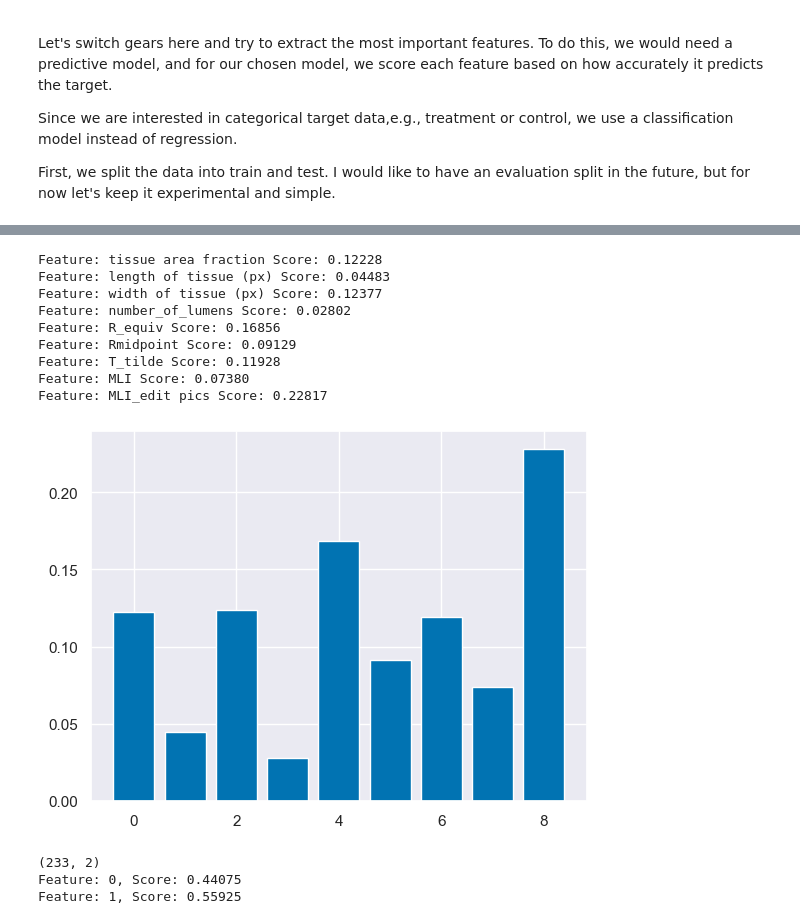
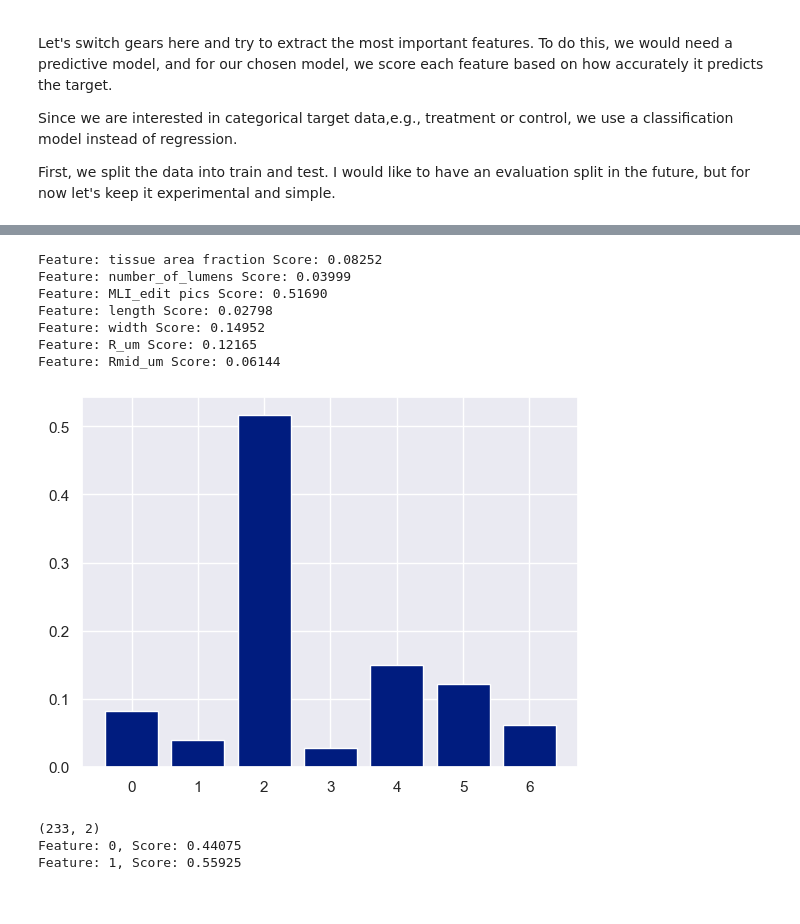
Before and after one commit to gsiraji/Minimal-Lung-Model, a Jupyter notebook: Image_Analysis/Lung_Feature_Ranking.ipynb, the cells around one changed output, grey strips where cells are left out. Drawn from its saved outputs; the diff is of its cells as text; code cells hidden in the pictures.

```diff
--- a/Image_Analysis/Lung_Feature_Ranking.ipynb
+++ b/Image_Analysis/Lung_Feature_Ranking.ipynb
@@ -59,0 +266,6 @@ None
+# %%
+df["length"] = df["length of tissue (px)"]/6.8
+df["width"] = df["width of tissue (px)"]/6.8
+df["R_um"] = df["R_equiv"]/6.8
+df["Rmid_um"] = df["Rmidpoint"]/6.8
+df["area"] = df["area of tissue (px^2)"]/(6.8*6.8)
@@ -120,0 +357,4 @@ ax.set(ylabel="")
+# %%
+sns.set_theme(palette = 'dark')
+ax = sns.swarmplot(data=df, x="Rmid_um", y="AN_Tx", hue="Ventilation")
+ax.set(ylabel="")
@@ -132,7 +375,10 @@ y = df["AN_Tx"].values
 # X = df[["T_tilde", "R_equiv", "MLI", "area of tissue se5"]].values
 # choose columns ['tissue area fraction', 'length of tissue (px)', 'width of tissue (px)',
 #        'number_of_lumens', 'R_equiv', 'Rmidpoint','T_tilde', 'MLI', 'MLI_edit pics']
-X = pd.concat([df.iloc[:,3:10], df.iloc[:,23:25]], axis = 1).values
+X = pd.concat([df.iloc[:,3:10], df.iloc[:,23:24]], axis = 1).values
+X = pd.concat([df.iloc[:,3:4],df.iloc[:,6:7], df.iloc[:,23:28]], axis = 1).values
 print(X.shape)
-print(X)
+cols = np.array(pd.concat([df.iloc[:,3:10], df.iloc[:,23:26]], axis = 1).columns)
+cols = np.array(pd.concat([df.iloc[:,3:4],df.iloc[:,6:7], df.iloc[:,23:28]], axis = 1).columns)
+print(cols)
 # %% [output]
@@ -153,6 +388,3 @@ print(X)
-# %%
-cols = ['tissue area fraction', 'length of tissue (px)', 'width of tissue (px)',
-       'number_of_lumens', 'R_equiv', 'Rmidpoint','T_tilde', 'MLI', 'MLI_edit pics']
 # %%
 ss = StandardScaler()
 
@@ -180,24 +431,24 @@ x_train shape: (139, 9)
 # %%
 dtree.fit(X,y)
 feature_importance = dtree.feature_importances_
 
 # summarize feature importance
 for i,v in enumerate(feature_importance):
     print('Feature: %s Score: %.5f' % (cols[i],v))
 # plot feature importance
 plt.bar([x for x in range(len(feature_importance))], feature_importance)
 plt.show()
+
+f2 = feature_importance
 # %% [output]
-Feature: tissue area fraction Score: 0.12228
-Feature: length of tissue (px) Score: 0.04483
-Feature: width of tissue (px) Score: 0.12377
-Feature: number_of_lumens Score: 0.02802
-Feature: R_equiv Score: 0.16856
-Feature: Rmidpoint Score: 0.09129
-Feature: T_tilde Score: 0.11928
-Feature: MLI Score: 0.07380
-Feature: MLI_edit pics Score: 0.22817
+Feature: tissue area fraction Score: 0.08252
+Feature: number_of_lumens Score: 0.03999
+Feature: MLI_edit pics Score: 0.51690
+Feature: length Score: 0.02798
+Feature: width Score: 0.14952
+Feature: R_um Score: 0.12165
+Feature: Rmid_um Score: 0.06144
-[figure, old version]
+[figure, new version]
 # %%
 X = df.iloc[:,23:25].values
 print(X.shape)
```
Also changed, not shown: parts of 54 cells of this notebook, 1 other file.
